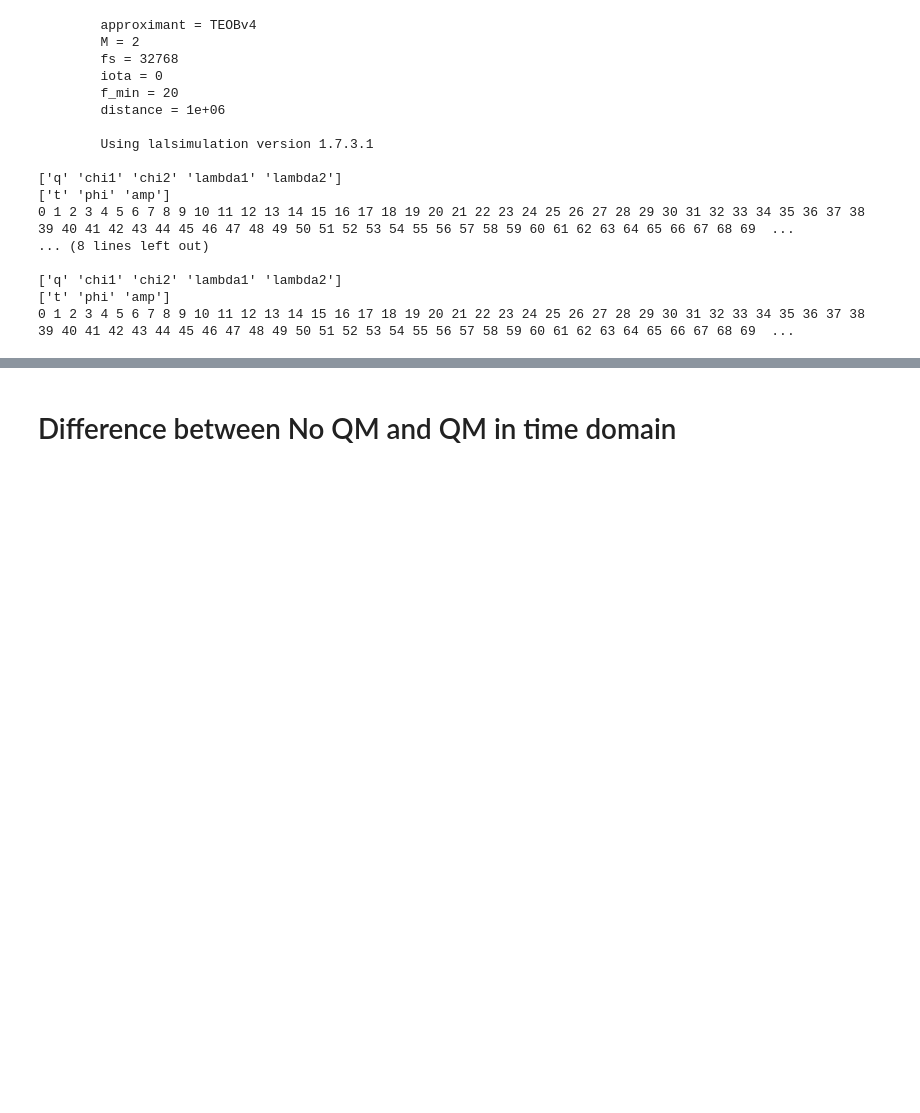
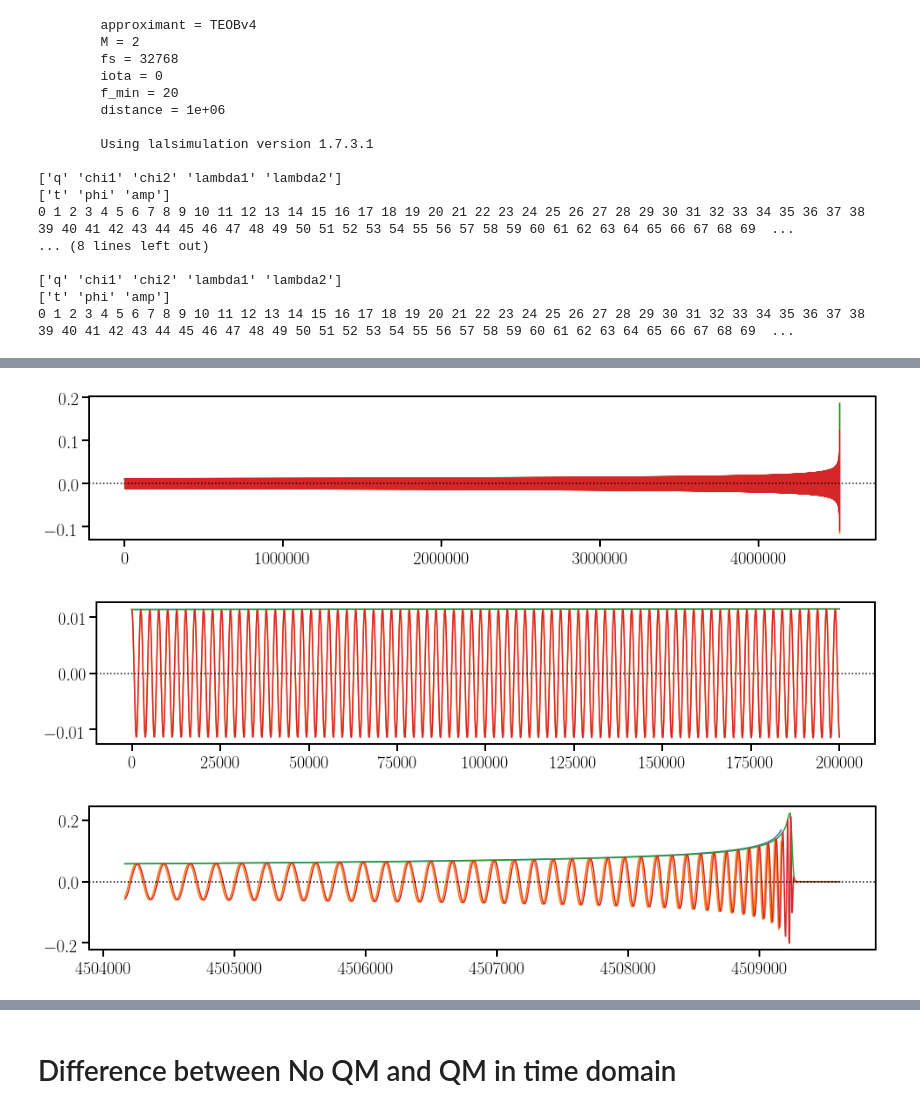
Before and after one commit to benjaminlackey/gpsurrogate, a Jupyter notebook: notebooks/EOBQM/QMEffect.ipynb, the cells around one changed output, grey strips where cells are left out. Drawn from its saved outputs; the diff is of its cells as text; code cells hidden in the pictures; blank space fills up the shorter version.

```diff
--- a/notebooks/EOBQM/QMEffect.ipynb
+++ b/notebooks/EOBQM/QMEffect.ipynb
@@ -232,0 +458,31 @@ array([ -3.09130823e+00,  -3.06059795e+00,  -3.02988766e+00, ...,
+# %%
+q = 1.0
+s1z = 0.0
+s2z = 0.0
+lambda1 = 1.0
+lambda2 = 1.0
+
+f_min = 40.0
+distance = 1.0
+
+approximant = 'SEOBNRv4T'
+
+mtot = 2.0
+m1 = mtot/(1.0+q)
+m2 = mtot*q/(1.0+q)
+print m1, m2, m2/m1
+
+t0 = time.time()
+ts, hp, hc = spin_tidal_eob(
+    m1, m2, s1z, s2z, lambda1, lambda2,
+    f_min,
+    delta_t=1.0/8192.0, distance=distance, inclination=0.0,
+    approximant=approximant,
+    dquadmon1=None, dquadmon2=None,
+    verbose=True)
+t1 = time.time()
+print 'Evaluation time: {}s'.format(t1-t0)
+
+h_aei = wave.Waveform.from_hp_hc(ts, hp, hc)
+h_aei = wave.physical_to_dimensionless_time(h_aei, mtot, distance)
+h_aei.x -= h_aei.x[0]
@@ -232,0 +498,11 @@ array([ -3.09130823e+00,  -3.06059795e+00,  -3.02988766e+00, ...,
+# %%
+h_t4.phase -= h_t4.phase[0]
+h_aei.phase -= h_aei.phase[0]
+
+fig, ax = wave.plot_waveforms([h_t4, h_aei], npoints=100000)
+fig, ax = wave.plot_waveforms([h_t4, h_aei], xf=h_t4.x[0]+2.0e5, npoints=100000)
+fig, ax = wave.plot_waveforms([h_t4, h_aei], xi=h_t4.x[-1]-5000, xf=h_t4.x[-1]+1000, npoints=100000)
+# %% [output]
+[figure, added]
+[figure, added]
+[figure, added]
```
Also changed, not shown: parts of 22 cells of this notebook, 15 other files.
